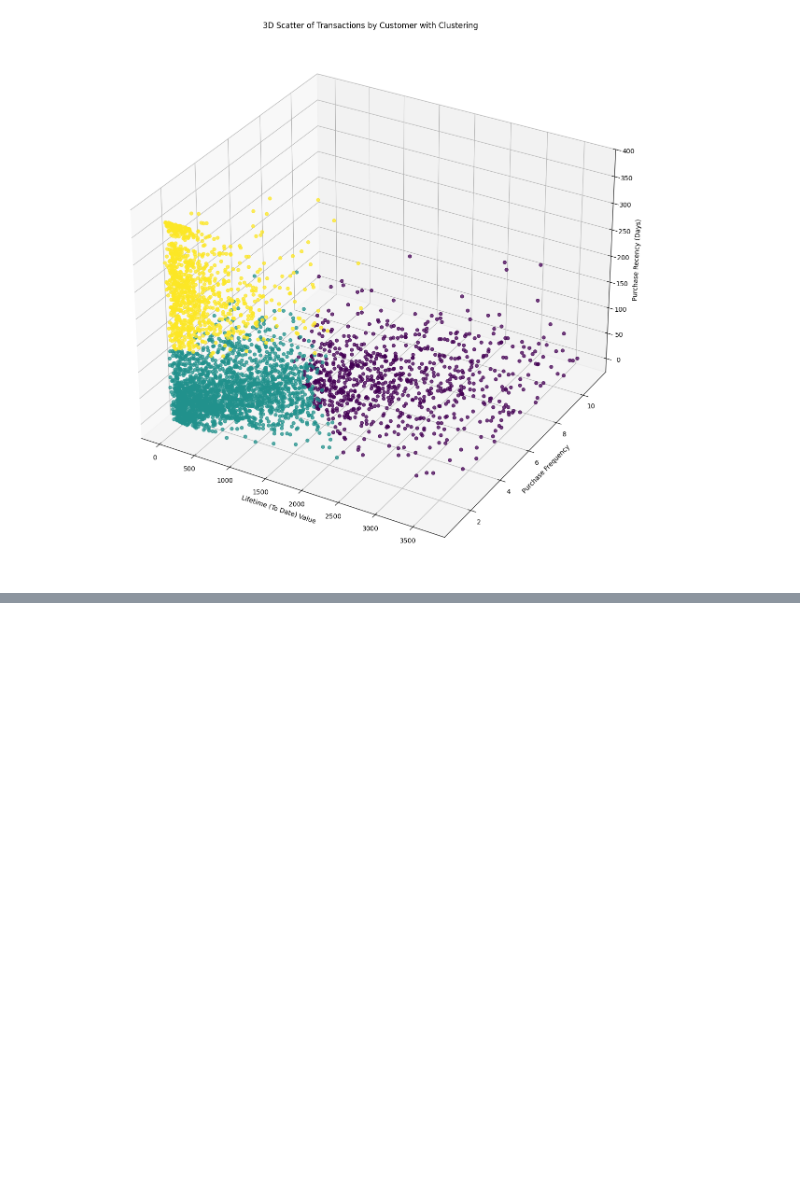
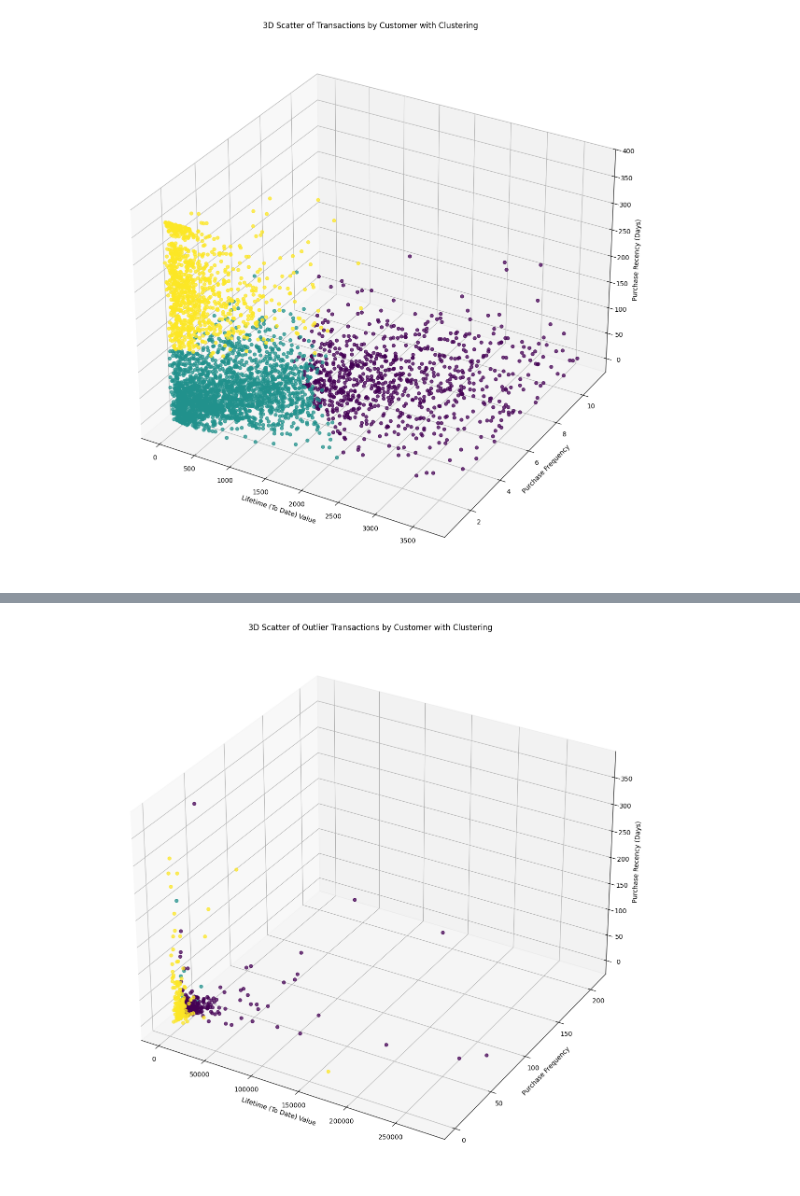
Before and after one commit to r0hankrishnan/retail_analysis, a Jupyter notebook: notebooks/kmeans.ipynb, the cells around one changed output, grey strips where cells are left out. Cells and saved outputs as stored; diff of their text form; code cells hidden in the pictures; blank space fills up the shorter version.

```diff
--- a/notebooks/kmeans.ipynb
+++ b/notebooks/kmeans.ipynb
@@ -118,0 +182,10 @@ plt.show()
+# %%
+#Load outlier data
+
+LTD_ouliers_only = load_analysis_data("LTD_outliers_only.csv")
+Freq_outliers_only = load_analysis_data("Freq_outliers_only.csv")
+overlap_outliers = load_analysis_data("LTD_and_Freq_outliers_only.csv")
+# %%
+outliers_clustered_df = pd.concat([LTD_ouliers_only, Freq_outliers_only, overlap_outliers])
+
+outliers_clustered_df
@@ -118,0 +206,20 @@ plt.show()
+# %%
+fig = plt.figure(figsize = (15,15))
+ax = fig.add_subplot(projection = "3d")
+
+scatter = ax.scatter(outliers_clustered_df["LTDValue"],
+                     outliers_clustered_df["PurchaseFrequency"],
+                     outliers_clustered_df["PurchaseRecencyDays"],
+                     c=outliers_clustered_df["Cluster"],
+                     marker='o',
+                     alpha=0.75,
+                     s=25)
+
+ax.set_xlabel("Lifetime (To Date) Value")
+ax.set_ylabel("Purchase Frequency")
+ax.set_zlabel("Purchase Recency (Days)")
+
+ax.set_title("3D Scatter of Outlier Transactions by Customer with Clustering")
+plt.show()
+# %% [output]
+[figure, added]
```
Also changed, not shown: parts of 14 cells of this notebook.
